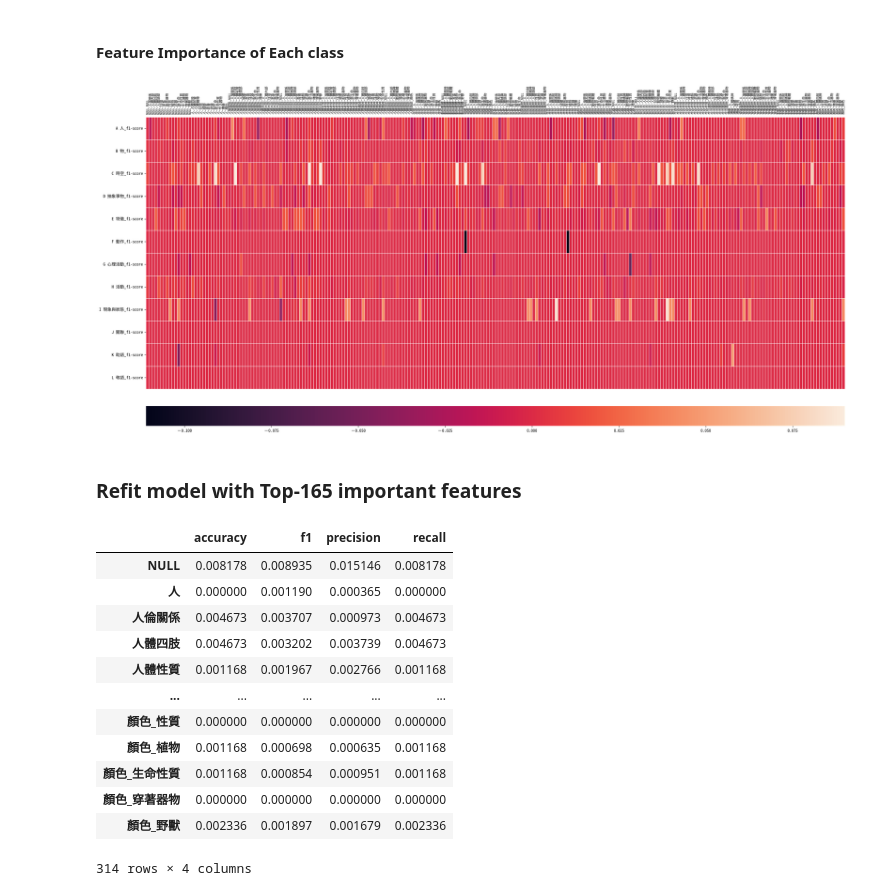
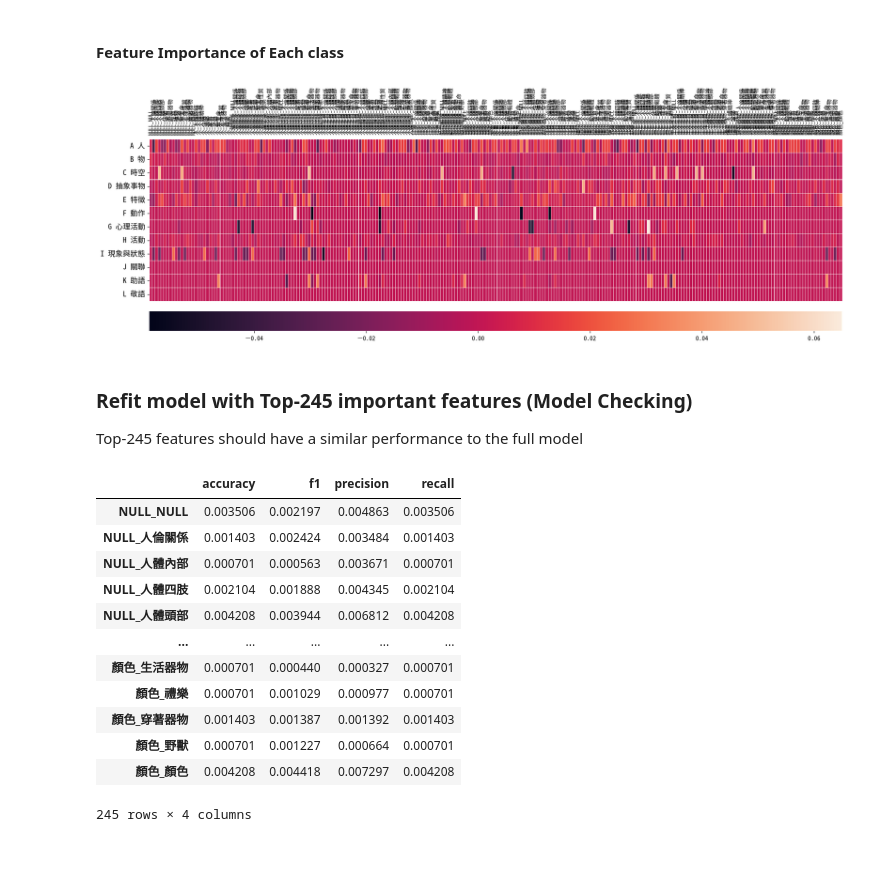
Before and after one commit to liao961120/cilin, a Jupyter notebook: etc/radical_semantic_classification.ipynb, the cells around one changed output. Saved outputs shown, nothing was run; the diff lists cells and outputs as text; code cells hidden in the pictures; blank space fills up the shorter version.

```diff
--- a/etc/radical_semantic_classification.ipynb
+++ b/etc/radical_semantic_classification.ipynb
@@ -394,7 +393,5 @@ def heatmap(mat):
 # %%
 Tagger = RadicalSemanticTagger(all_words=all_words(), bigram=True, word_type="double")
 DTM = DocumentTermMatrix(RSTagger=Tagger, Cilin=C, level=1)
-rows = [C.get_tag(x) for x in DTM.documents]
-columns = DTM.features
-print(DTM.count_mat.shape)
-DTM.count_mat
+
+feat_fq = np.sum(DTM.count_mat, axis=0)
@@ -444,0 +398,13 @@ plt.show()
+# %%
+# plt.hist(, bins=500)
+def top_feats(fq_thresh, return_idx=False):
+    feats = []
+    for i, fq in enumerate(feat_fq):
+        if fq >= fq_thresh:
+            if return_idx:
+                feats.append(i)
+            else:
+                feats.append(DTM.features[i])
+    return feats
+
+top_feats(500)
@@ -531,0 +504,6 @@ df_importance_selected
+# %%
+idx = { x for x in top_feats(50, return_idx=False) if 'NULL' not in x }
+idx = df_importance_selected.index.isin(idx)
+df_importance_selected = df_importance[df_importance > 0].dropna(axis=0, how='any')
+df_importance_selected = df_importance_selected[idx]
+df_importance_selected
@@ -536,7 +528,7 @@ from copy import deepcopy
 
 df_feat, df_tgt = DTM.pd, DTM.df_tgt
 X_train, X_test, y_train, y_test = train_test_split(
-    df_feat, df_tgt, tgt_col="lev1", test_size = 0.3, random_state = 20
+    df_feat, df_tgt, tgt_col="lev1", test_size = 0.5, random_state = 20
 )
 
 # Base model
@@ -583,40 +575,39 @@ for col in df_importance_selected.index:
 
 df = pd.DataFrame(scoreDiff, index=rmFeat)
 # %%
-plt.figure(figsize=(30, 15), dpi=160)
+plt.figure(figsize=(20, 6), dpi=130)
 
 dfT = df.filter(like='f1').T
+dfT.rename(index={x: x.split('_')[0] for x in dfT.index }, inplace=True)
 ax = sns.heatmap(dfT, xticklabels=True, linewidths=0.01, linecolor='white',
                  cbar_kws=dict(orientation='horizontal', aspect=35, pad=0.05))
-# ax.set_yticks(range(dfT.shape[0])) # <--- set the ticks first
-# ax.set_yticklabels(dfT.index, fontsize=10)
-# ax.set_xticks(range(dfT.shape[1])) # <--- set the ticks first
-# ax.set_xticklabels(dfT.columns)
-plt.tick_params(axis='both', which='major', labelsize=10, labelbottom = False,
+plt.tick_params(axis='both', which='major', labelsize=12, labelbottom = False,
                 bottom=False, top = False, labeltop=True)
-plt.xticks(rotation=90, fontsize=8)
+plt.xticks(rotation=90, fontsize=9)
 plt.show()
 # %% [output]
-[figure, old version]
+[figure, new version]
 # %% [markdown]
-### Refit model with Top-165 important features
+### Refit model with Top-245 important features (Model Checking)
+
+Top-245 features should have a similar performance to the full model
 # %%
-df_importance_selected2 = df_importance[df_importance >= 0].dropna(axis=0, how='any')
-df_importance_selected2
+df_importance_selected = df_importance[df_importance > 0].dropna(axis=0, how='any')
+df_importance_selected
 # %% [output]
 |  | accuracy | f1 | precision | recall |
-| NULL | 0.008178 | 0.008935 | 0.015146 | 0.008178 |
-| 人 | 0.000000 | 0.001190 | 0.000365 | 0.000000 |
-| 人倫關係 | 0.004673 | 0.003707 | 0.000973 | 0.004673 |
-| 人體四肢 | 0.004673 | 0.003202 | 0.003739 | 0.004673 |
-| 人體性質 | 0.001168 | 0.001967 | 0.002766 | 0.001168 |
+| NULL_NULL | 0.003506 | 0.002197 | 0.004863 | 0.003506 |
+| NULL_人倫關係 | 0.001403 | 0.002424 | 0.003484 | 0.001403 |
+| NULL_人體內部 | 0.000701 | 0.000563 | 0.003671 | 0.000701 |
+| NULL_人體四肢 | 0.002104 | 0.001888 | 0.004345 | 0.002104 |
+| NULL_人體頭部 | 0.004208 | 0.003944 | 0.006812 | 0.004208 |
 | ... | ... | ... | ... | ... |
-| 顏色_性質 | 0.000000 | 0.000000 | 0.000000 | 0.000000 |
-| 顏色_植物 | 0.001168 | 0.000698 | 0.000635 | 0.001168 |
-| 顏色_生命性質 | 0.001168 | 0.000854 | 0.000951 | 0.001168 |
-| 顏色_穿著器物 | 0.000000 | 0.000000 | 0.000000 | 0.000000 |
-| 顏色_野獸 | 0.002336 | 0.001897 | 0.001679 | 0.002336 |
+| 顏色_生活器物 | 0.000701 | 0.000440 | 0.000327 | 0.000701 |
+| 顏色_禮樂 | 0.000701 | 0.001029 | 0.000977 | 0.000701 |
+| 顏色_穿著器物 | 0.001403 | 0.001387 | 0.001392 | 0.001403 |
+| 顏色_野獸 | 0.000701 | 0.001227 | 0.000664 | 0.000701 |
+| 顏色_顏色 | 0.004208 | 0.004418 | 0.007297 | 0.004208 |
-314 rows × 4 columns
+245 rows × 4 columns
 # %%
 from random import sample, seed
 
```
Also changed, not shown: parts of 23 cells of this notebook.
